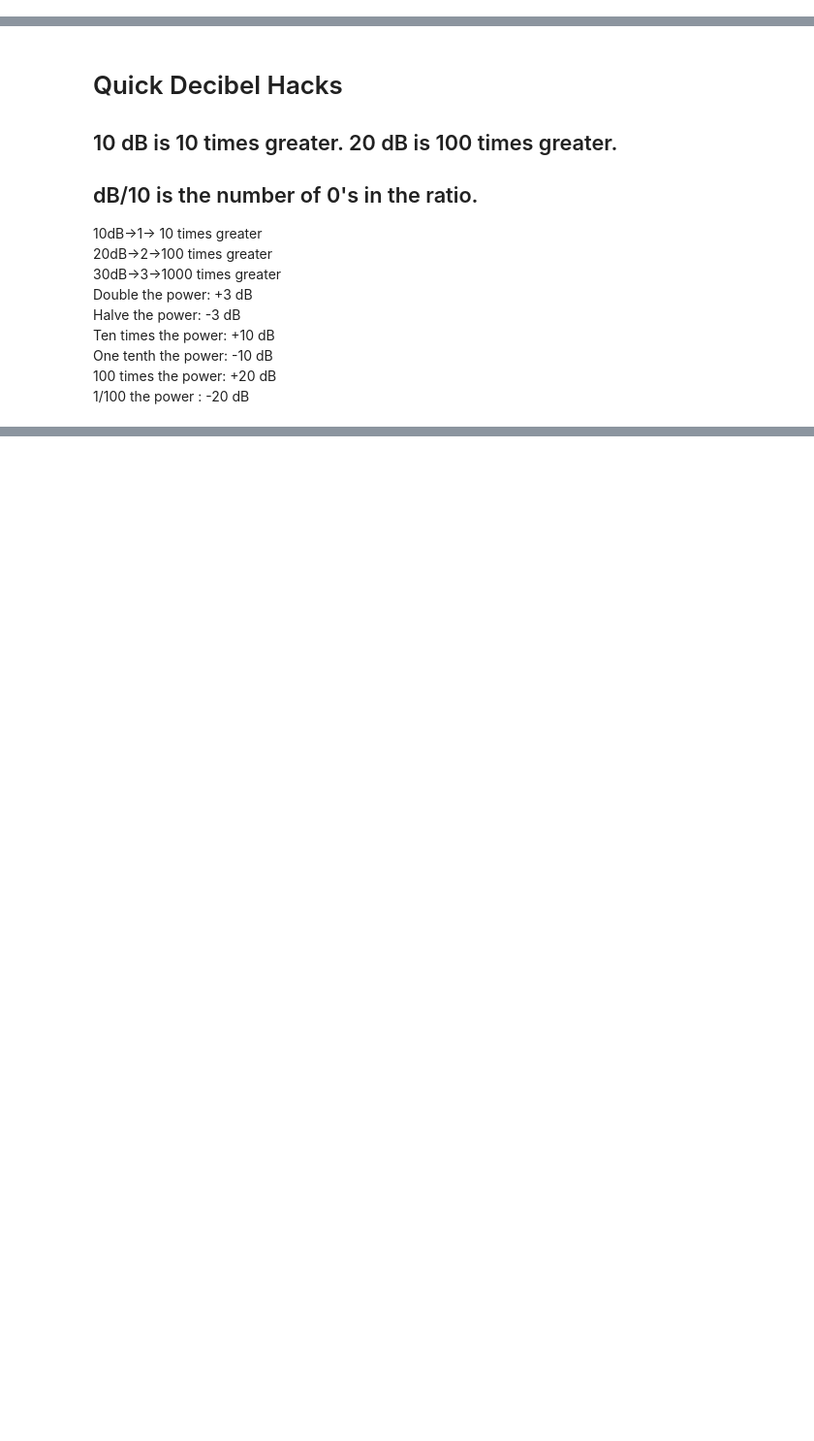
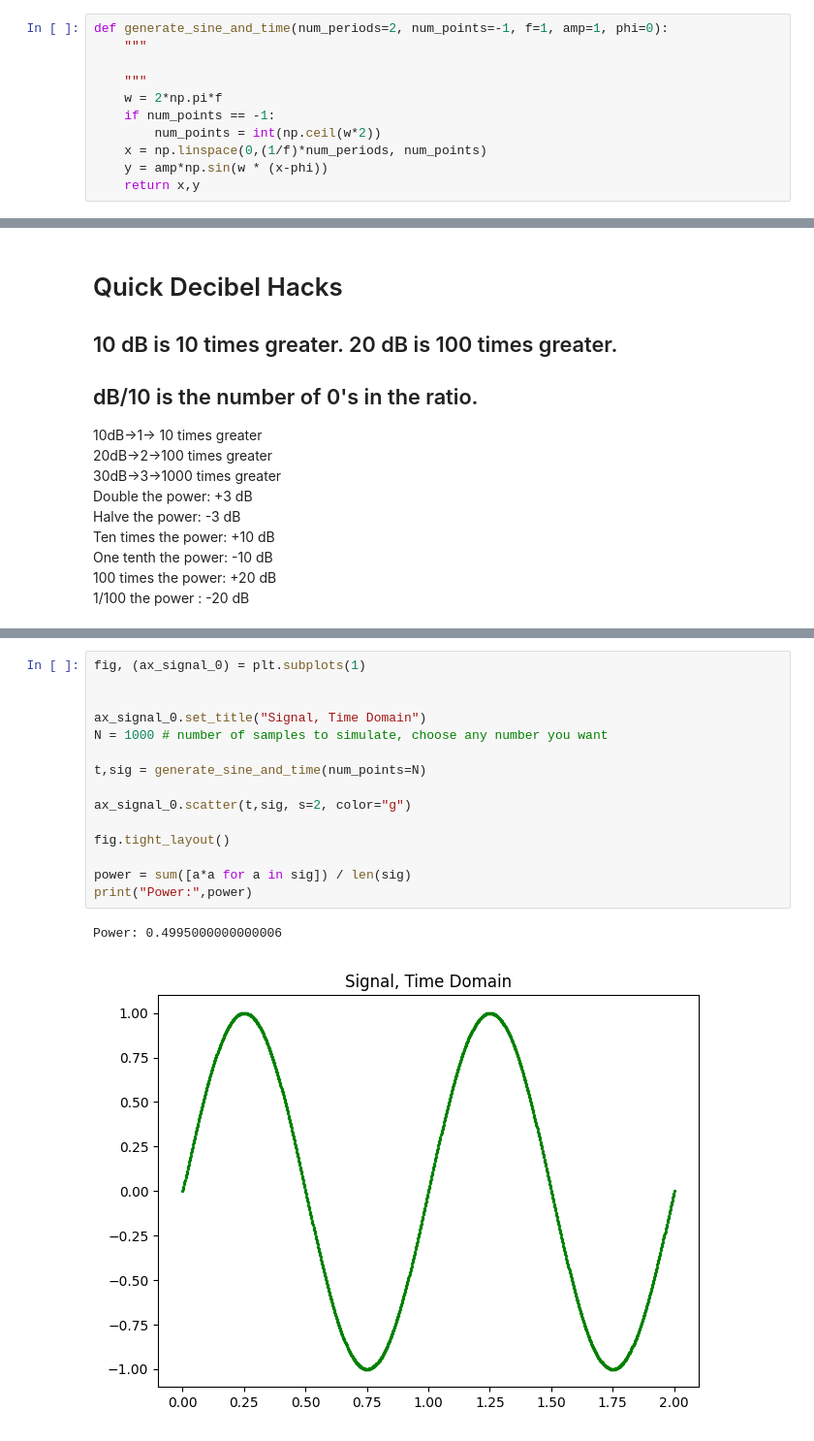
Before and after one commit to stevester94/notebooks, a Jupyter notebook: decibels-and-noise.ipynb, the cells around one changed output, grey strips where cells are left out. Shown at 97% size. Saved outputs shown, nothing was run; the diff lists cells and outputs as text; blank space fills up the shorter version.

```diff
--- a/decibels-and-noise.ipynb
+++ b/decibels-and-noise.ipynb
@@ -20,3 +10,14 @@ import numpy as np
+# %%
+def generate_sine_and_time(num_periods=2, num_points=-1, f=1, amp=1, phi=0):
+    """
+
+    """
+    w = 2*np.pi*f
+    if num_points == -1:
+        num_points = int(np.ceil(w*2))
+    x = np.linspace(0,(1/f)*num_periods, num_points)
+    y = amp*np.sin(w * (x-phi))
+    return x,y
 # %% [markdown]
 # Introduction
 In DSP we often need to examine very large values and very small values at the same time.
@@ -95,0 +97,18 @@ One tenth the power: -10 dB
+# %%
+fig, (ax_signal_0) = plt.subplots(1)
+
+
+ax_signal_0.set_title("Signal, Time Domain")
+N = 1000 # number of samples to simulate, choose any number you want
+
+t,sig = generate_sine_and_time(num_points=N)
+
+ax_signal_0.scatter(t,sig, s=2, color="g")
+
+fig.tight_layout()
+
+power = sum([a*a for a in sig]) / len(sig)
+print("Power:",power)
+# %% [output]
+Power: 0.4995000000000006
+[figure, added]
```
Also changed, not shown: parts of 11 cells of this notebook, 9 other files.
